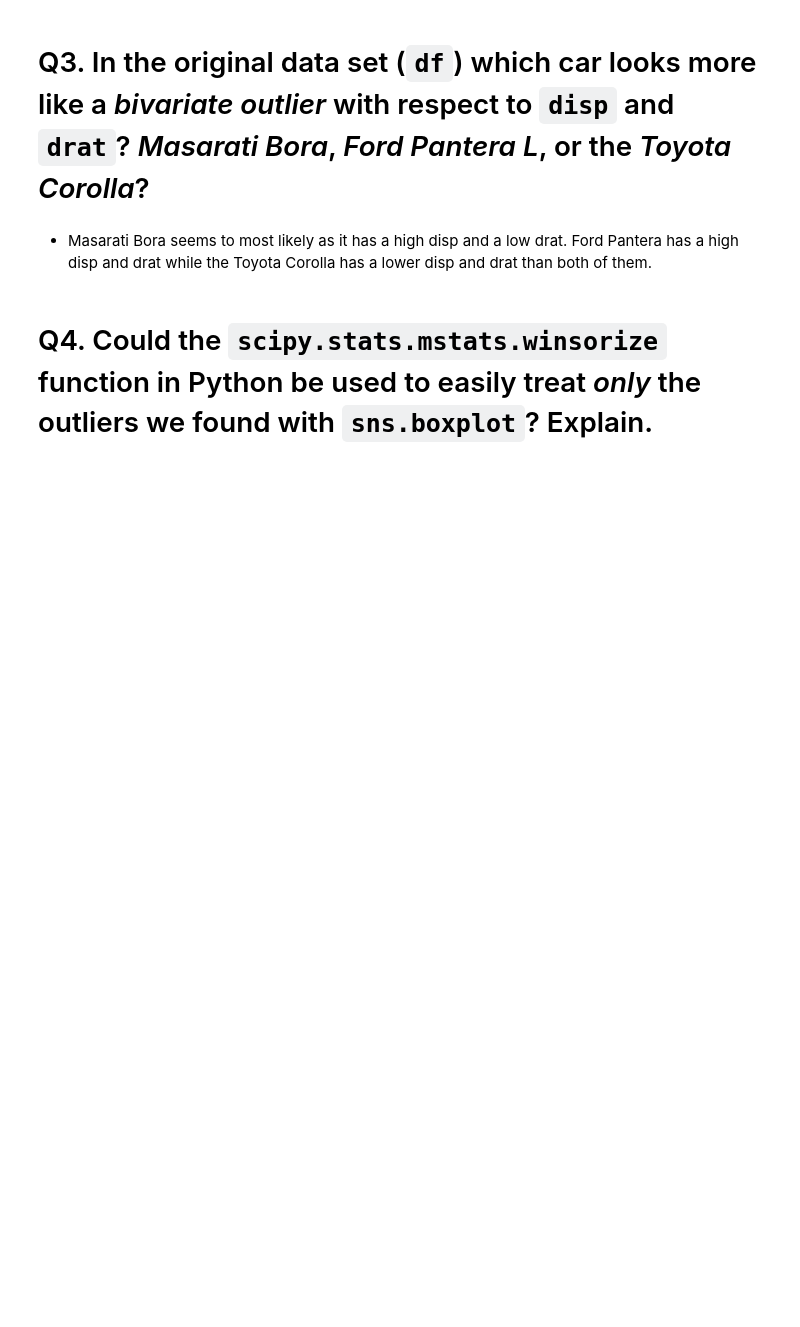
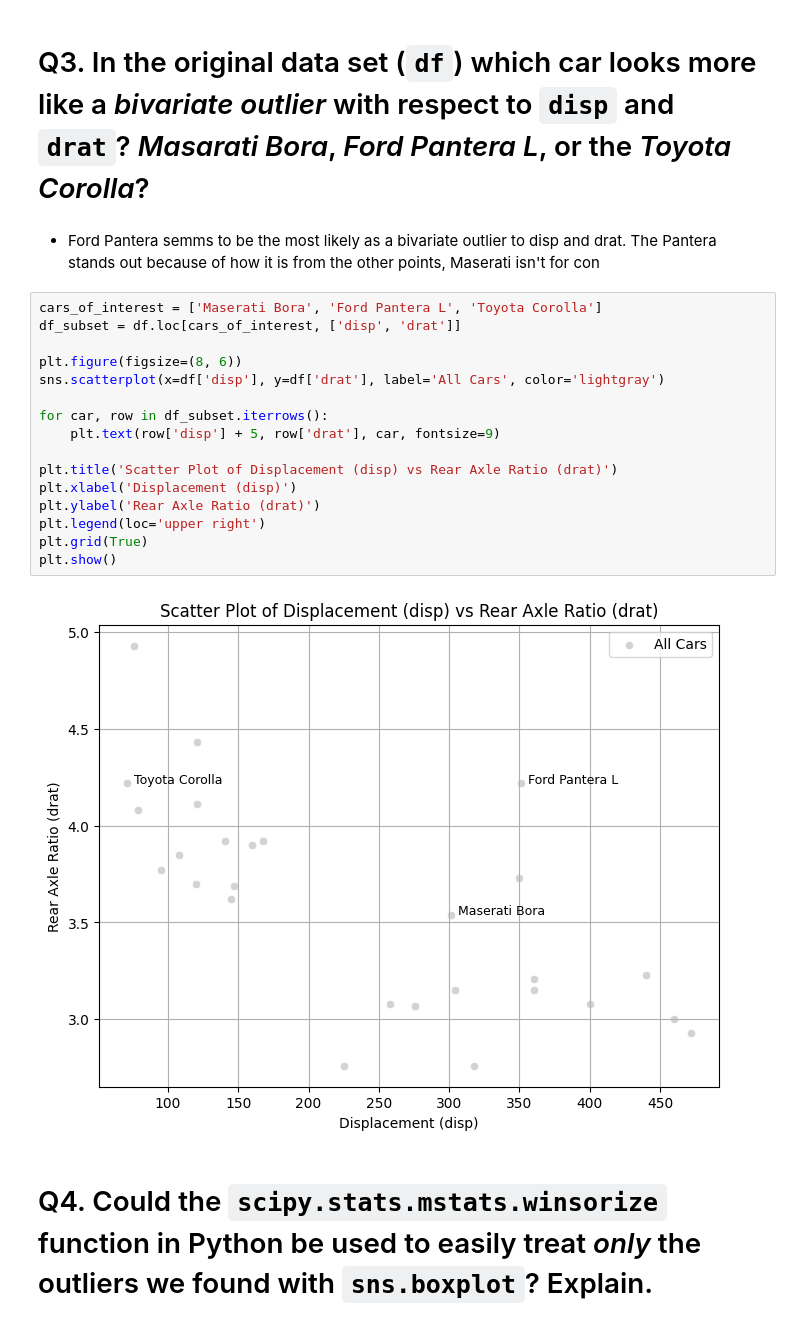
Before and after one commit to EviIius/DSBA6010, a Jupyter notebook: HW1/hw1_outlier_detection_Jake.ipynb, the cells around one changed output. Cells and saved outputs as stored; diff of their text form; blank space fills up the shorter version.

```diff
--- a/HW1/hw1_outlier_detection_Jake.ipynb
+++ b/HW1/hw1_outlier_detection_Jake.ipynb
@@ -647,8 +663,26 @@ reg_gb:
 - wt: 4.92413422e-01
 # %% [markdown]
 # Q3. In the original data set (`df`) which car looks more like a *bivariate outlier* with respect to `disp` and `drat`?  *Masarati Bora*, *Ford Pantera L*, or the *Toyota Corolla*?
-# %% [markdown]
-- Masarati Bora seems to most likely as it has a high disp and a low drat. Ford Pantera has a high disp and drat while the Toyota Corolla has a lower disp and drat than both of them.
+# %% [markdown]
+- Ford Pantera semms to be the most likely as a bivariate outlier to disp and drat. The Pantera stands out because of how it is from the other points, Maserati isn't for con
+# %%
+cars_of_interest = ['Maserati Bora', 'Ford Pantera L', 'Toyota Corolla']
+df_subset = df.loc[cars_of_interest, ['disp', 'drat']]
+
+plt.figure(figsize=(8, 6))
+sns.scatterplot(x=df['disp'], y=df['drat'], label='All Cars', color='lightgray')
+
+for car, row in df_subset.iterrows():
+    plt.text(row['disp'] + 5, row['drat'], car, fontsize=9)
+
+plt.title('Scatter Plot of Displacement (disp) vs Rear Axle Ratio (drat)')
+plt.xlabel('Displacement (disp)')
+plt.ylabel('Rear Axle Ratio (drat)')
+plt.legend(loc='upper right')
+plt.grid(True)
+plt.show()
+# %% [output]
+[figure, added]
 # %% [markdown]
 # Q4. Could the `scipy.stats.mstats.winsorize` function in Python be used to easily treat *only* the outliers we found with `sns.boxplot`?  Explain.
 # %% [markdown]
```
Also changed, not shown: parts of 9 cells of this notebook.
